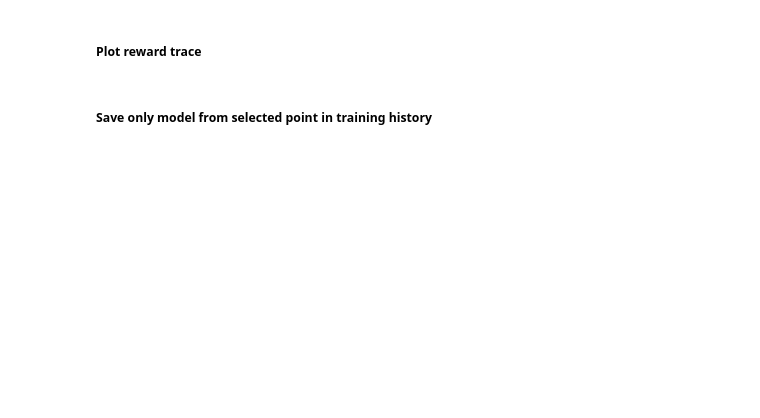
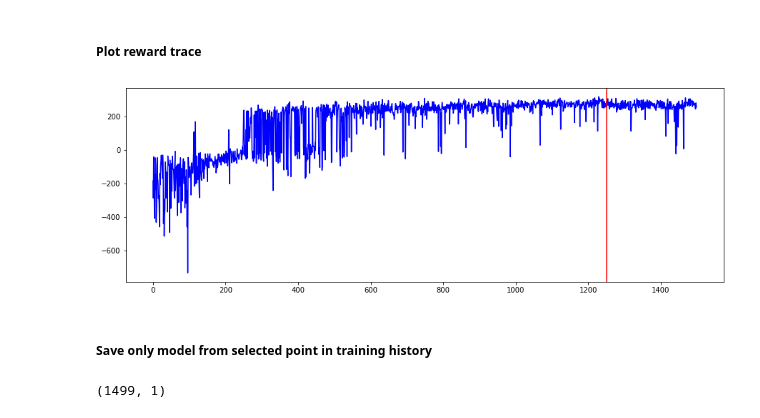
Before and after one commit to willarliss/LunarLander, a Jupyter notebook: lunar_lander_td3.ipynb, the cells around one changed output. Saved outputs shown, nothing was run; the diff lists cells and outputs as text; code cells hidden in the pictures; blank space fills up the shorter version.

```diff
--- a/lunar_lander_td3.ipynb
+++ b/lunar_lander_td3.ipynb
@@ -179,11 +190,13 @@ expl_noise
 # %%
 plt.figure(figsize=(15,5))
 
 plt.plot(reward_trace['episode_reward'], 'b')
 #plt.plot(reward_trace['episode_reward'][:10], 'r')
-plt.axvline(900, c='r')
+plt.axvline(1250, c='r')
 
 plt.show()
+# %% [output]
+[figure, added]
 # %% [markdown]
 ##### Save only model from selected point in training history
 # %%
@@ -201,3 +214,8 @@ agent.save(
 
 for item in os.listdir('./pytorch_models/all_td3'):
     os.remove(os.path.join('./pytorch_models/all_td3', item))
+# %%
+df = pd.read_csv('performance.csv')
+df.shape
+# %% [output]
+(1499, 1)
```
Also changed, not shown: parts of 9 cells of this notebook, 12 other files.
